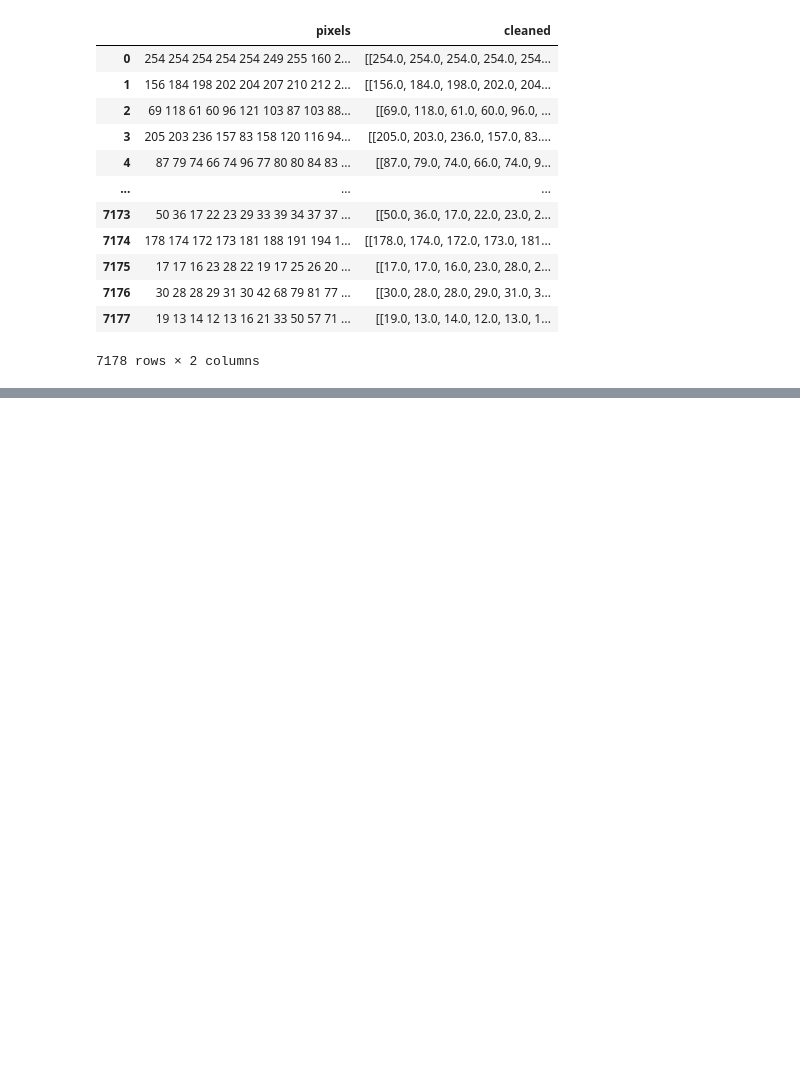
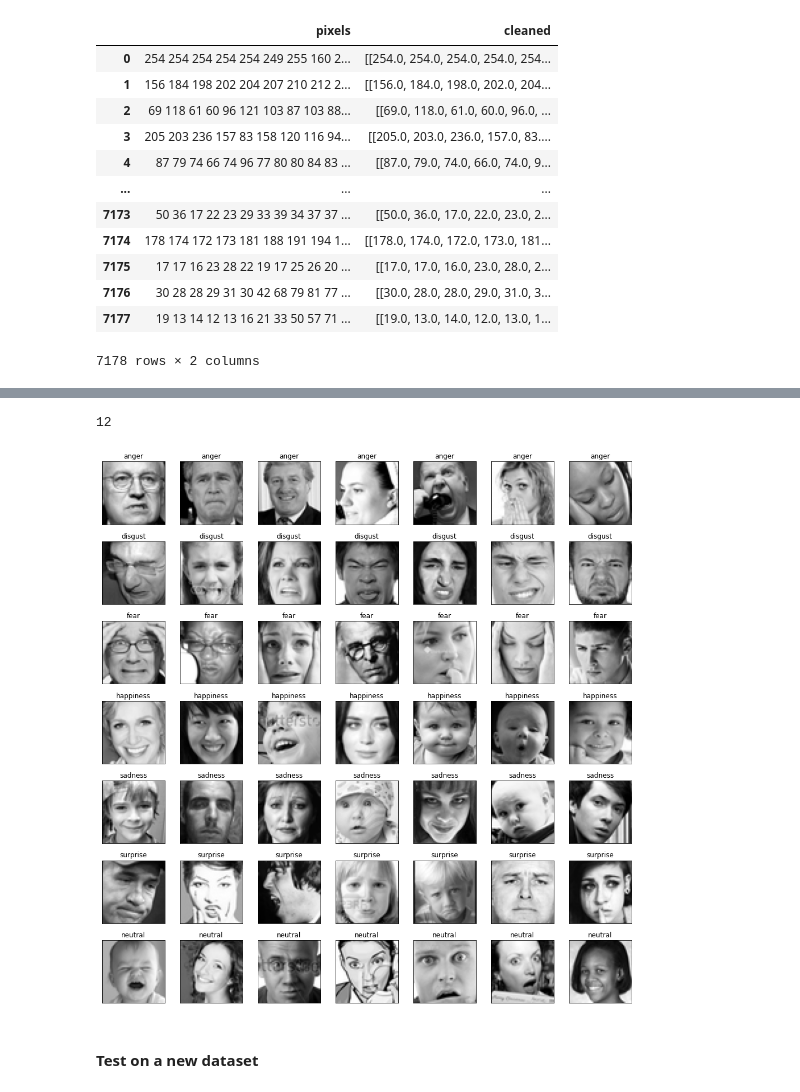
Before and after one commit to yutaili/AI-Project, a Jupyter notebook: FER_Project.ipynb, the cells around one changed output, grey strips where cells are left out. Cells and saved outputs as stored; diff of their text form; code cells hidden in the pictures; blank space fills up the shorter version.

```diff
--- a/FER_Project.ipynb
+++ b/FER_Project.ipynb
@@ -586,0 +473,6 @@ Epoch 10/10
+# %%
+history=cnn_model.fit(
+    np.array(X_train), np.array(y_train), batch_size=512,
+    epochs=250, verbose=2,
+    validation_data=(np.array(X_test),np.array(y_test)),
+)
@@ -610,8 +524,5 @@ test_data
 # %%
-def clean_pixels(pixels):
-  return np.array(pixels.split(' ')).reshape(48, 48).astype('float32')
-
-test_data["cleaned"] = test_data["pixels"].apply(clean_pixels)
+test_data["cleaned"] = test_data["pixels"].apply(transform_pixel)
 test_data
 # %% [output]
 |  | pixels | cleaned |
@@ -628,7 +539,7 @@ test_data
 | 7177 | 19 13 14 12 13 16 21 33 50 57 71 ... | [[19.0, 13.0, 14.0, 12.0, 13.0, 1... |
 7178 rows × 2 columns
 # %%
-X_Test = np.array(test_data['cleaned'].values.tolist()).reshape(len(test_data), 48, 48, 1)
-test_out = model.predict(X_Test)
-test_predict = (test_out > 0.5).astype(int)
+X_test_new = np.array(test_data['cleaned'].values.tolist()).reshape(len(test_data), 48, 48, 1)
+# test_out = cnn_model.predict(X_test_new)
+# test_predict = (test_out > 0.5).astype(int)
 ## Having trouble inverse coding the labels, will try to fit and transform again
@@ -638,0 +546,4 @@ len(test_predict)
+# %%
+test_data["predicted_emotion"] = le.inverse_transform(np.argmax(cnn_model.predict(X_test_new), axis=-1))
+test_data["predicted_label"] = np.argmax(cnn_model.predict(X_test_new), axis=-1)
+test_data
@@ -639,22 +564,27 @@ len(test_predict)
 # %%
 fig = pyplot.figure(1, (14, 14))
 
 random.seed(0)
-n = random.randint(0, high=460)
+n = random.randint(0, high=20)
 # n = 194
 k = 0
 print(n)
 
-for label in sorted(face_df.emotion.unique()):
+for label in sorted(test_data.predicted_label.unique()):
     for j in range(7):
-        px = face_df[face_df.emotion==label].pixels.iloc[n]
+        px = test_data[test_data.predicted_label==label].pixels.iloc[n]
         px = np.array(px.split(' ')).reshape(48, 48).astype('float32')
 
         k += 1
         n += 1
         ax = pyplot.subplot(7, 7, k)
         ax.imshow(px, cmap='gray')
         ax.set_xticks([])
         ax.set_yticks([])
         ax.set_title(emotion_label_to_text[label])
         pyplot.tight_layout()
+# %% [output]
+12
+[figure, added]
+# %% [markdown]
+#### Test on a new dataset
```
Also changed, not shown: parts of 57 cells of this notebook.
